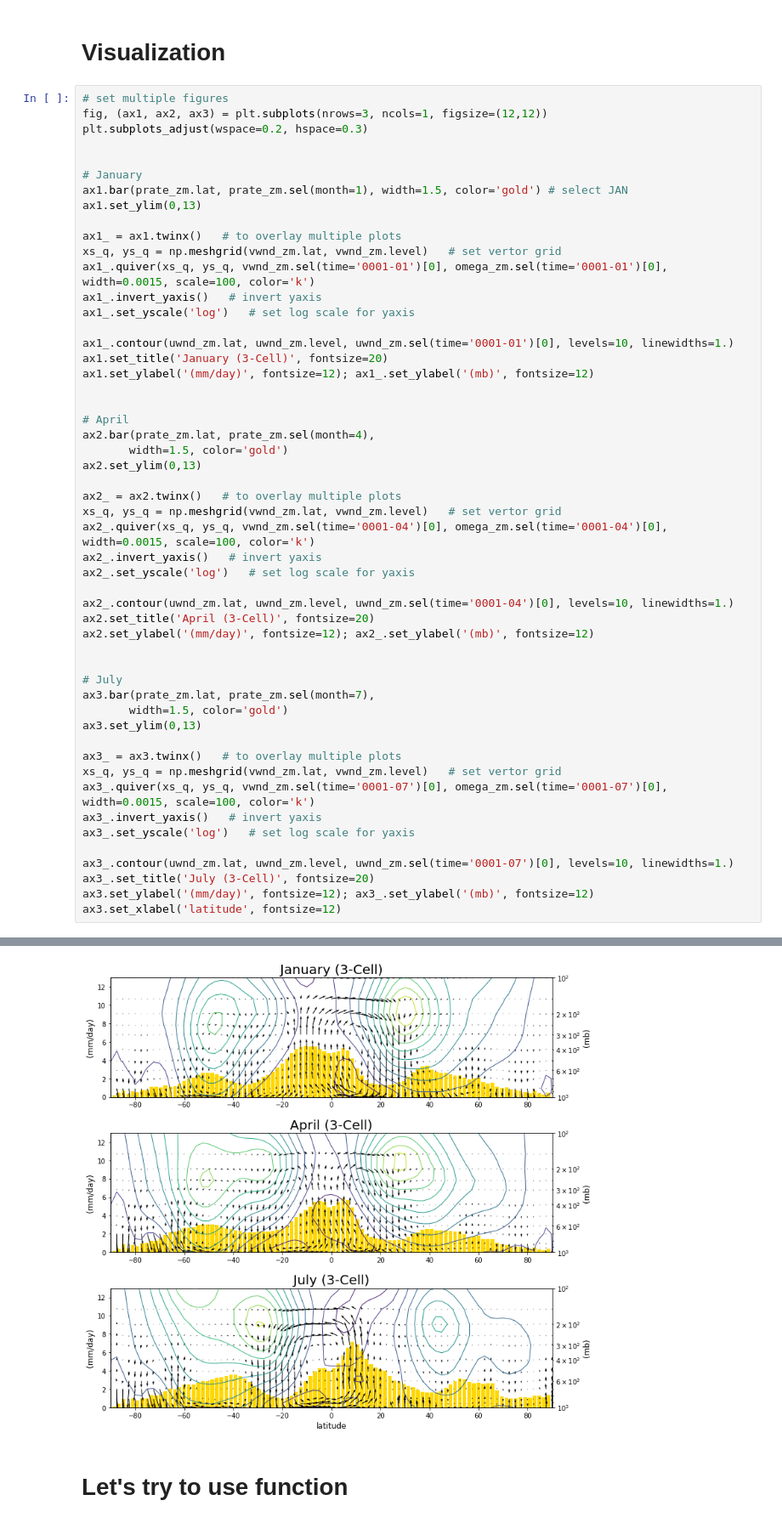
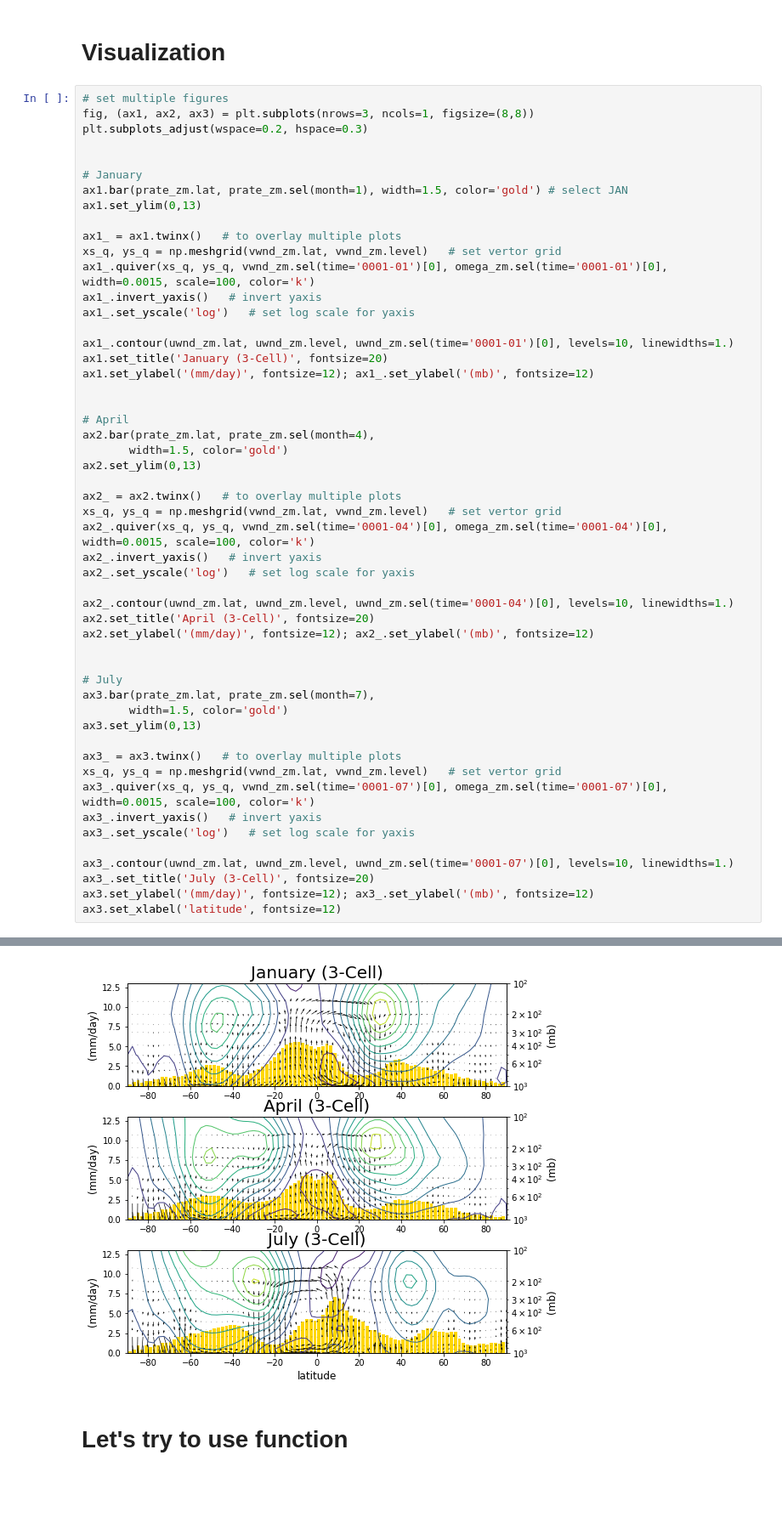
Before and after one commit to Rackhun/Climate-Data-Analysis-Examples, a Jupyter notebook: 5_Three-Cell_plot/Lec5_1_Three-Cell_Model.ipynb, the cells around one changed output, grey strips where cells are left out. Shown: that part at 85% size. Drawn from its saved outputs; the diff is of its cells as text; blank space fills up the shorter version.

Commit message:
Lec5_1_Three-Cell_model_plot

```diff
--- a/5_Three-Cell_plot/Lec5_1_Three-Cell_Model.ipynb
+++ b/5_Three-Cell_plot/Lec5_1_Three-Cell_Model.ipynb
@@ -101,7 +101,7 @@ omega_zm = -omega_zm * 1e2
 # Visualization
 # %%
 # set multiple figures
-fig, (ax1, ax2, ax3) = plt.subplots(nrows=3, ncols=1, figsize=(12,12))
+fig, (ax1, ax2, ax3) = plt.subplots(nrows=3, ncols=1, figsize=(8,8))
 plt.subplots_adjust(wspace=0.2, hspace=0.3)
 
 
@@ -126,34 +126,34 @@ ax2.bar(prate_zm.lat, prate_zm.sel(month=4),
 ax2.set_ylim(0,13)
 
 ax2_ = ax2.twinx()   # to overlay multiple plots
 xs_q, ys_q = np.meshgrid(vwnd_zm.lat, vwnd_zm.level)   # set vertor grid
 ax2_.quiver(xs_q, ys_q, vwnd_zm.sel(time='0001-04')[0], omega_zm.sel(time='0001-04')[0], width=0.0015, scale=100, color='k')
 ax2_.invert_yaxis()   # invert yaxis
 ax2_.set_yscale('log')   # set log scale for yaxis
 
 ax2_.contour(uwnd_zm.lat, uwnd_zm.level, uwnd_zm.sel(time='0001-04')[0], levels=10, linewidths=1.)
 ax2.set_title('April (3-Cell)', fontsize=20)
 ax2.set_ylabel('(mm/day)', fontsize=12); ax2_.set_ylabel('(mb)', fontsize=12)
 
 
 # July
 ax3.bar(prate_zm.lat, prate_zm.sel(month=7),
        width=1.5, color='gold')
 ax3.set_ylim(0,13)
 
 ax3_ = ax3.twinx()   # to overlay multiple plots
 xs_q, ys_q = np.meshgrid(vwnd_zm.lat, vwnd_zm.level)   # set vertor grid
 ax3_.quiver(xs_q, ys_q, vwnd_zm.sel(time='0001-07')[0], omega_zm.sel(time='0001-07')[0], width=0.0015, scale=100, color='k')
 ax3_.invert_yaxis()   # invert yaxis
 ax3_.set_yscale('log')   # set log scale for yaxis
 
 ax3_.contour(uwnd_zm.lat, uwnd_zm.level, uwnd_zm.sel(time='0001-07')[0], levels=10, linewidths=1.)
 ax3_.set_title('July (3-Cell)', fontsize=20)
 ax3.set_ylabel('(mm/day)', fontsize=12); ax3_.set_ylabel('(mb)', fontsize=12)
 ax3.set_xlabel('latitude', fontsize=12)
 # %% [output]
 Text(0.5, 0, 'latitude')
-[figure, old version]
+[figure, new version]
 # %% [markdown]
 # Let's try to use function
 # %%
```
Also changed, not shown: parts of 1 cell of this notebook.
